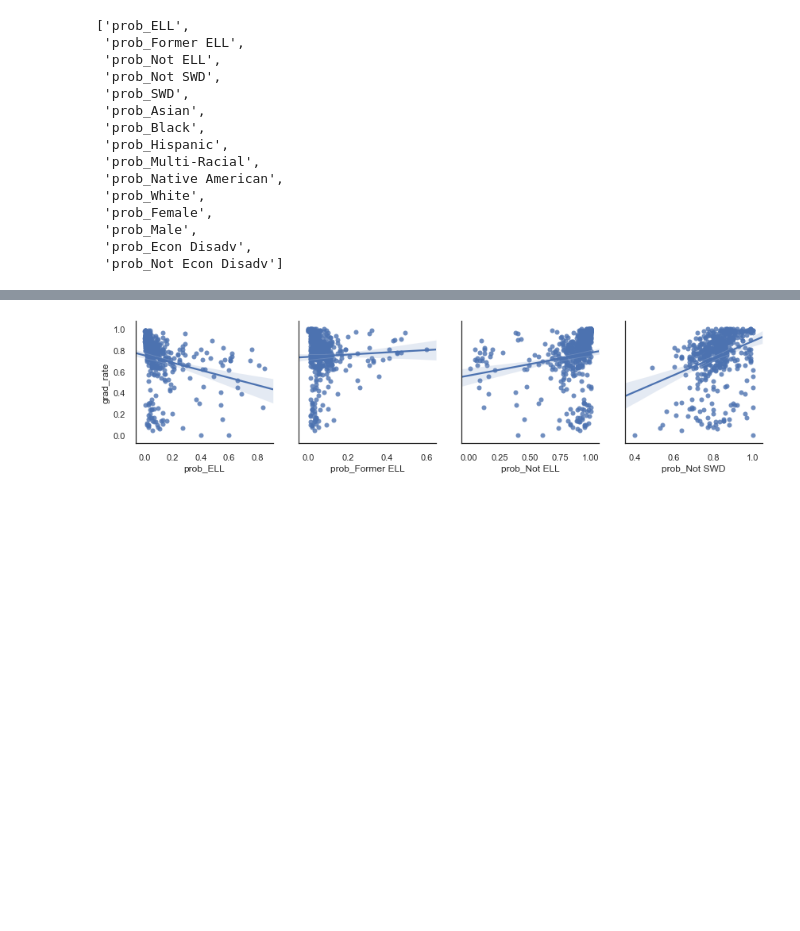
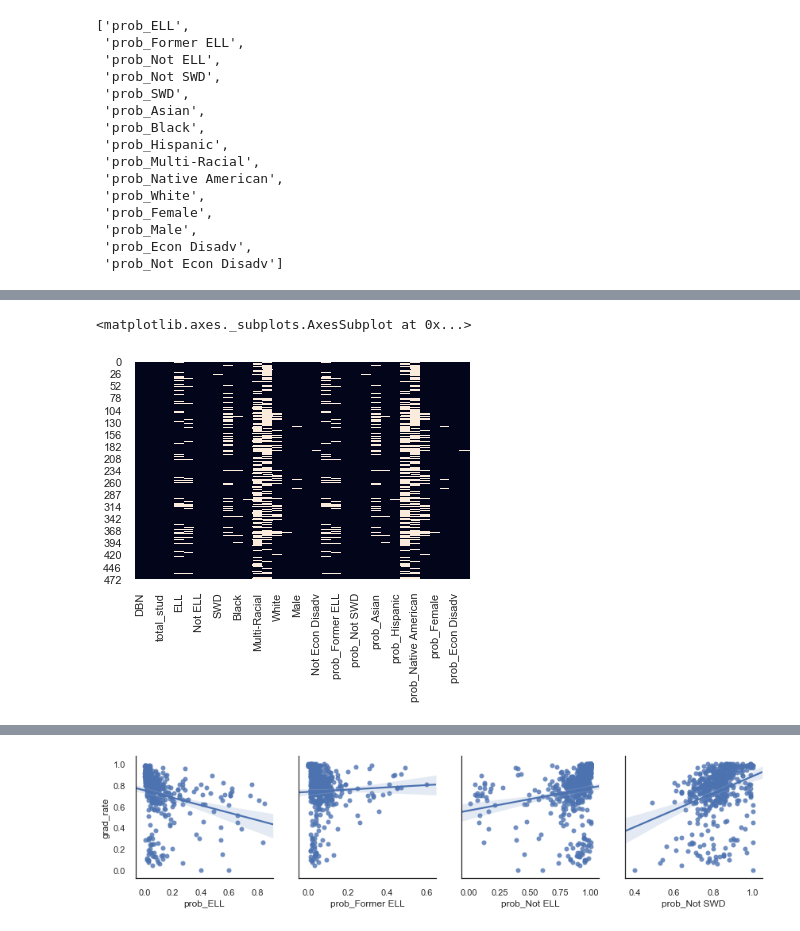
Before and after one commit to jkarma0920/FabJayProject, a Jupyter notebook: Graduation Model.ipynb, the cells around one changed output, grey strips where cells are left out. Cells and saved outputs as stored; diff of their text form; code cells hidden in the pictures; blank space fills up the shorter version.

```diff
--- a/Graduation Model.ipynb
+++ b/Graduation Model.ipynb
@@ -350,0 +371,6 @@ new_cols
+# %%
+#Checking missing data
+sns.heatmap(dataset.isnull(), cbar=False)
+# %% [output]
+<matplotlib.axes._subplots.AxesSubplot at 0x...>
+[figure, added]
```
Also changed, not shown: parts of 16 cells of this notebook, 1 other file.
